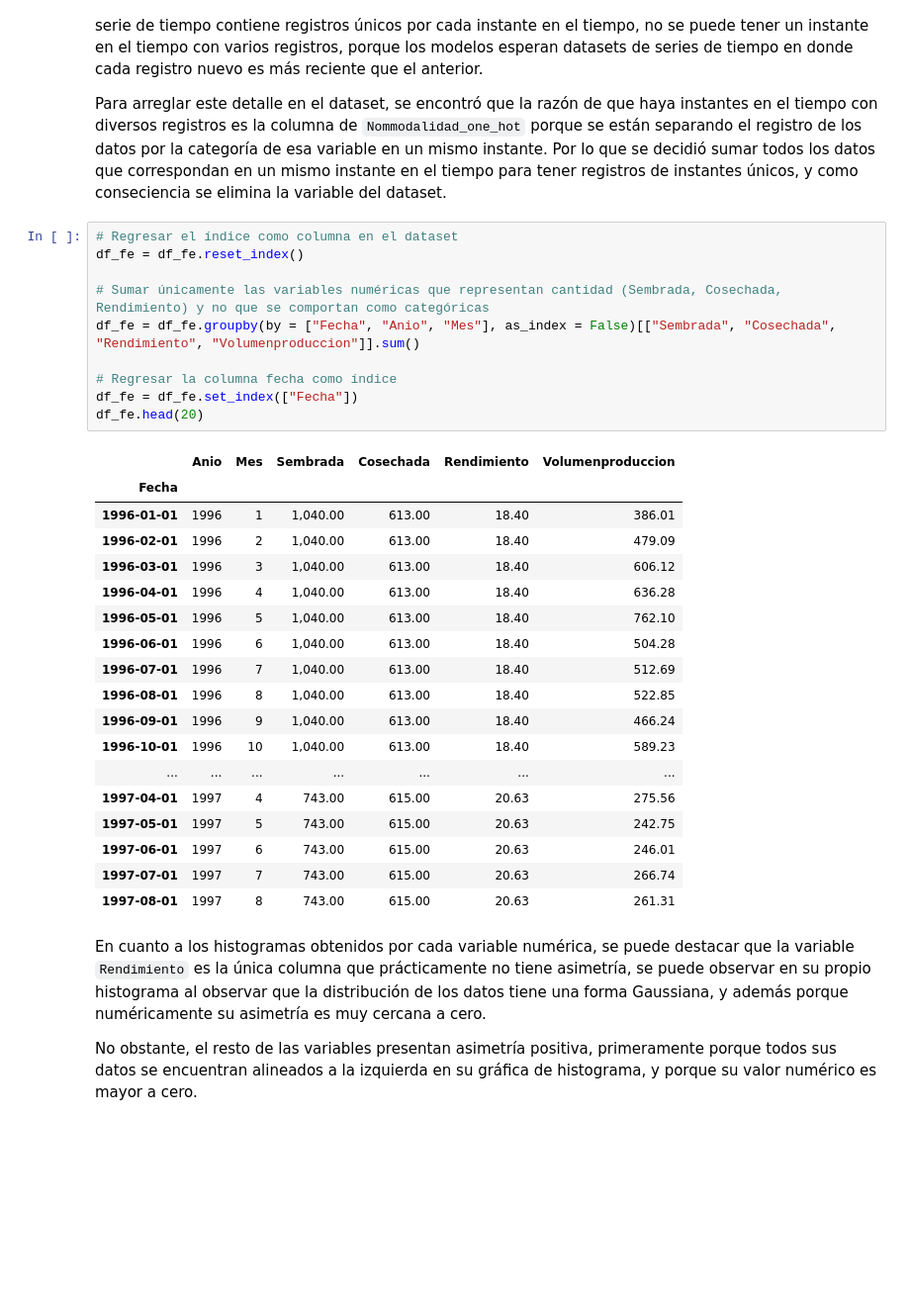
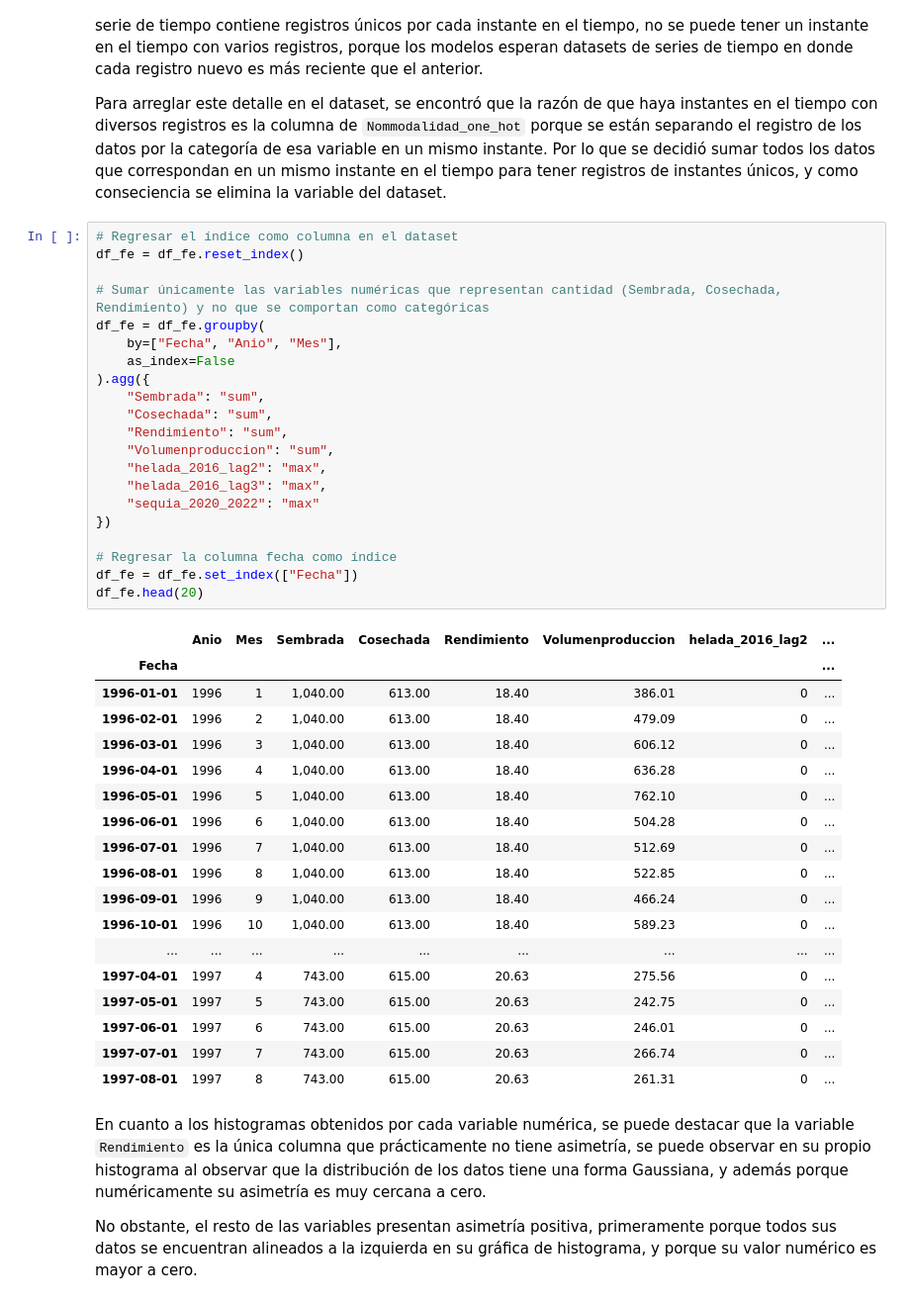
Before and after one commit to juan-pablo-lopez/tc5035-ene26-equipo29, a Jupyter notebook: Avance2.Equipo29.ipynb, the cells around one changed output. Shown at 99% size. Cells and saved outputs as stored; diff of their text form; blank space fills up the shorter version.

```diff
--- a/Avance2.Equipo29.ipynb
+++ b/Avance2.Equipo29.ipynb
@@ -778,32 +825,43 @@ Para arreglar este detalle en el dataset, se encontró que la razón de que haya
 # %%
 # Regresar el índice como columna en el dataset
 df_fe = df_fe.reset_index()
 
 # Sumar únicamente las variables numéricas que representan cantidad (Sembrada, Cosechada, Rendimiento) y no que se comportan como categóricas
-df_fe = df_fe.groupby(by = ["Fecha", "Anio", "Mes"], as_index = False)[["Sembrada", "Cosechada", "Rendimiento", "Volumenproduccion"]].sum()
+df_fe = df_fe.groupby(
+    by=["Fecha", "Anio", "Mes"],
+    as_index=False
+).agg({
+    "Sembrada": "sum",
+    "Cosechada": "sum",
+    "Rendimiento": "sum",
+    "Volumenproduccion": "sum",
+    "helada_2016_lag2": "max",
+    "helada_2016_lag3": "max",
+    "sequia_2020_2022": "max"
+})
 
 # Regresar la columna fecha como índice
 df_fe = df_fe.set_index(["Fecha"])
 df_fe.head(20)
 # %% [output]
-|  | Anio | Mes | Sembrada | Cosechada | Rendimiento | Volumenproduccion |
-| Fecha |  |  |  |  |  |  |
-| 1996-01-01 | 1996 | 1 | 1,040.00 | 613.00 | 18.40 | 386.01 |
-| 1996-02-01 | 1996 | 2 | 1,040.00 | 613.00 | 18.40 | 479.09 |
-| 1996-03-01 | 1996 | 3 | 1,040.00 | 613.00 | 18.40 | 606.12 |
-| 1996-04-01 | 1996 | 4 | 1,040.00 | 613.00 | 18.40 | 636.28 |
-| 1996-05-01 | 1996 | 5 | 1,040.00 | 613.00 | 18.40 | 762.10 |
-| 1996-06-01 | 1996 | 6 | 1,040.00 | 613.00 | 18.40 | 504.28 |
-| 1996-07-01 | 1996 | 7 | 1,040.00 | 613.00 | 18.40 | 512.69 |
-| 1996-08-01 | 1996 | 8 | 1,040.00 | 613.00 | 18.40 | 522.85 |
-| 1996-09-01 | 1996 | 9 | 1,040.00 | 613.00 | 18.40 | 466.24 |
-| 1996-10-01 | 1996 | 10 | 1,040.00 | 613.00 | 18.40 | 589.23 |
-| ... | ... | ... | ... | ... | ... | ... |
-| 1997-04-01 | 1997 | 4 | 743.00 | 615.00 | 20.63 | 275.56 |
-| 1997-05-01 | 1997 | 5 | 743.00 | 615.00 | 20.63 | 242.75 |
-| 1997-06-01 | 1997 | 6 | 743.00 | 615.00 | 20.63 | 246.01 |
-| 1997-07-01 | 1997 | 7 | 743.00 | 615.00 | 20.63 | 266.74 |
-| 1997-08-01 | 1997 | 8 | 743.00 | 615.00 | 20.63 | 261.31 |
+|  | Anio | Mes | Sembrada | Cosechada | Rendimiento | Volumenproduccion | helada_2016_lag2 | ... |
+| Fecha |  |  |  |  |  |  |  | ... |
+| 1996-01-01 | 1996 | 1 | 1,040.00 | 613.00 | 18.40 | 386.01 | 0 | ... |
+| 1996-02-01 | 1996 | 2 | 1,040.00 | 613.00 | 18.40 | 479.09 | 0 | ... |
+| 1996-03-01 | 1996 | 3 | 1,040.00 | 613.00 | 18.40 | 606.12 | 0 | ... |
+| 1996-04-01 | 1996 | 4 | 1,040.00 | 613.00 | 18.40 | 636.28 | 0 | ... |
+| 1996-05-01 | 1996 | 5 | 1,040.00 | 613.00 | 18.40 | 762.10 | 0 | ... |
+| 1996-06-01 | 1996 | 6 | 1,040.00 | 613.00 | 18.40 | 504.28 | 0 | ... |
+| 1996-07-01 | 1996 | 7 | 1,040.00 | 613.00 | 18.40 | 512.69 | 0 | ... |
+| 1996-08-01 | 1996 | 8 | 1,040.00 | 613.00 | 18.40 | 522.85 | 0 | ... |
+| 1996-09-01 | 1996 | 9 | 1,040.00 | 613.00 | 18.40 | 466.24 | 0 | ... |
+| 1996-10-01 | 1996 | 10 | 1,040.00 | 613.00 | 18.40 | 589.23 | 0 | ... |
+| ... | ... | ... | ... | ... | ... | ... | ... | ... |
+| 1997-04-01 | 1997 | 4 | 743.00 | 615.00 | 20.63 | 275.56 | 0 | ... |
+| 1997-05-01 | 1997 | 5 | 743.00 | 615.00 | 20.63 | 242.75 | 0 | ... |
+| 1997-06-01 | 1997 | 6 | 743.00 | 615.00 | 20.63 | 246.01 | 0 | ... |
+| 1997-07-01 | 1997 | 7 | 743.00 | 615.00 | 20.63 | 266.74 | 0 | ... |
+| 1997-08-01 | 1997 | 8 | 743.00 | 615.00 | 20.63 | 261.31 | 0 | ... |
 # %% [markdown]
 En cuanto a los histogramas obtenidos por cada variable numérica, se puede destacar que la variable `Rendimiento` es la única columna que prácticamente no tiene asimetría, se puede observar en su propio histograma al observar que la distribución de los datos tiene una forma Gaussiana, y además porque numéricamente su asimetría es muy cercana a cero.
 
```
Also changed, not shown: parts of 21 cells of this notebook, 9 other files.
